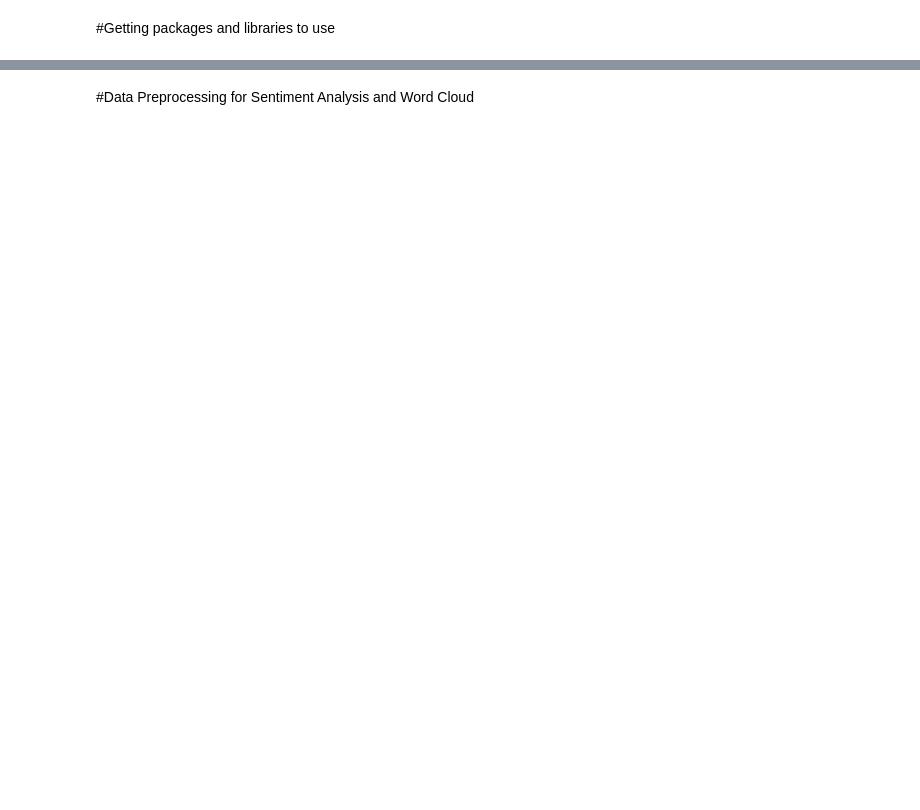
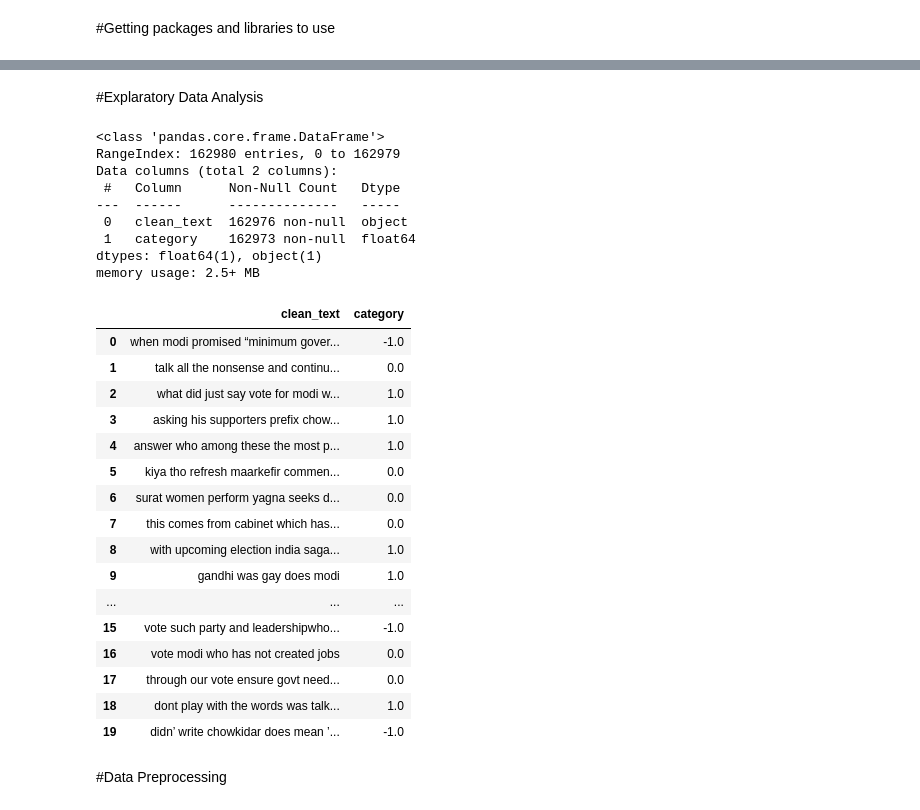
Before and after one commit to mwaoh/Twitter-Sentiment-Analysis, a Jupyter notebook: Twitter_Word_Sentiment_Analysis.ipynb, the cells around one changed output, grey strips where cells are left out. Drawn from its saved outputs; the diff is of its cells as text; code cells hidden in the pictures; blank space fills up the shorter version.

```diff
--- a/Twitter_Word_Sentiment_Analysis.ipynb
+++ b/Twitter_Word_Sentiment_Analysis.ipynb
@@ -48,0 +108,5 @@ Successfully installed snscrape-0.5.0.20230113
+# %%
+import pandas as pd
+
+df = pd.read_csv("/Twitter_Data.csv")
+print(df)
@@ -49,2 +128,34 @@ Successfully installed snscrape-0.5.0.20230113
+# %% [markdown]
+#Explaratory Data Analysis
+# %%
+df.info()
+df.head(20)
+# %% [output]
+<class 'pandas.core.frame.DataFrame'>
+RangeIndex: 162980 entries, 0 to 162979
+Data columns (total 2 columns):
+ #   Column      Non-Null Count   Dtype
+---  ------      --------------   -----
+ 0   clean_text  162976 non-null  object
+ 1   category    162973 non-null  float64
+dtypes: float64(1), object(1)
+memory usage: 2.5+ MB
+|  | clean_text | category |
+| 0 | when modi promised “minimum gover... | -1.0 |
+| 1 | talk all the nonsense and continu... | 0.0 |
+| 2 | what did just say vote for modi w... | 1.0 |
+| 3 | asking his supporters prefix chow... | 1.0 |
+| 4 | answer who among these the most p... | 1.0 |
+| 5 | kiya tho refresh maarkefir commen... | 0.0 |
+| 6 | surat women perform yagna seeks d... | 0.0 |
+| 7 | this comes from cabinet which has... | 0.0 |
+| 8 | with upcoming election india saga... | 1.0 |
+| 9 | gandhi was gay does modi | 1.0 |
+| ... | ... | ... |
+| 15 | vote such party and leadershipwho... | -1.0 |
+| 16 | vote modi who has not created jobs | 0.0 |
+| 17 | through our vote ensure govt need... | 0.0 |
+| 18 | dont play with the words was talk... | 1.0 |
+| 19 | didn’ write chowkidar does mean ’... | -1.0 |
 # %% [markdown]
-#Data Preprocessing for Sentiment Analysis and Word Cloud
+#Data Preprocessing
```
Also changed, not shown: parts of 27 cells of this notebook.
